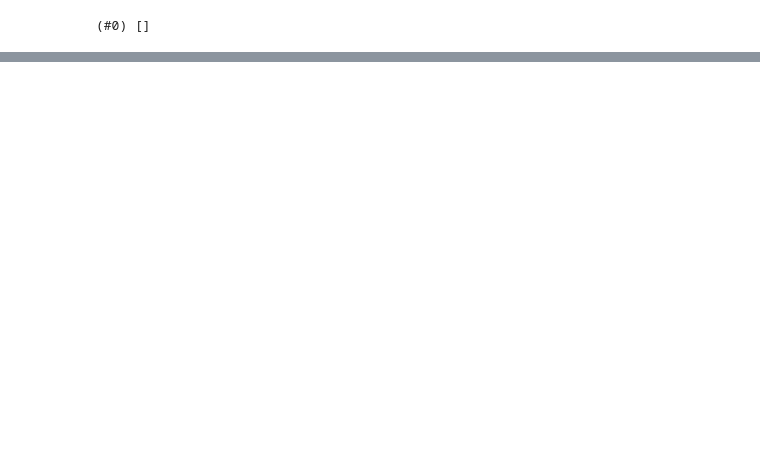
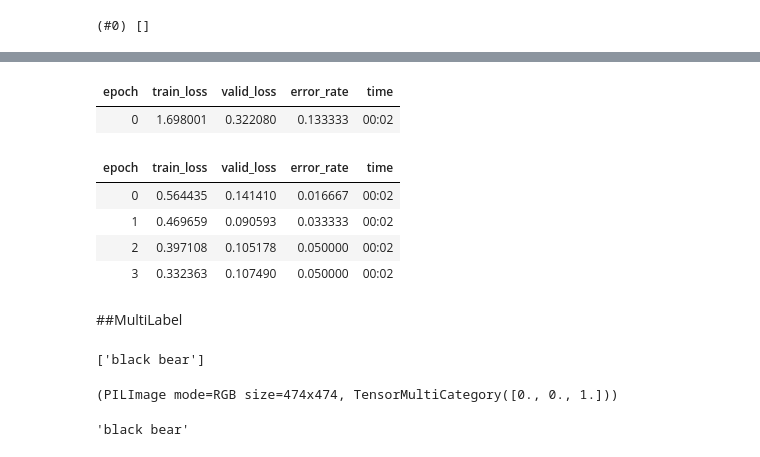
Before and after one commit to i-SanMartin/FastAI, a Jupyter notebook: 06_Multicat/BearClassifier.ipynb, the cells around one changed output, grey strips where cells are left out. Saved outputs shown, nothing was run; the diff lists cells and outputs as text; code cells hidden in the pictures; blank space fills up the shorter version.

```diff
--- a/06_Multicat/BearClassifier.ipynb
+++ b/06_Multicat/BearClassifier.ipynb
@@ -77,3 +68,17 @@ pets = pets.new(
     item_tfms=RandomResizedCrop(224, min_scale=0.5),
     batch_tfms=aug_transforms())
 dls = pets.dataloaders(path)
+# %%
+learn = cnn_learner(dls, resnet18, metrics=error_rate)
+# %%
+learn.fine_tune(4)
+# %% [output]
+| epoch | train_loss | valid_loss | error_rate | time |
+| 0 | 1.698001 | 0.322080 | 0.133333 | 00:02 |
+| epoch | train_loss | valid_loss | error_rate | time |
+| 0 | 0.564435 | 0.141410 | 0.016667 | 00:02 |
+| 1 | 0.469659 | 0.090593 | 0.033333 | 00:02 |
+| 2 | 0.397108 | 0.105178 | 0.050000 | 00:02 |
+| 3 | 0.332363 | 0.107490 | 0.050000 | 00:02 |
+# %% [markdown]
+##MultiLabel
@@ -79,0 +93,4 @@ dls = pets.dataloaders(path)
+# %%
+print(get_y(Path(/content/pets/black bear/001_3a2bb2f1.jpg)))
+# %% [output]
+['black bear']
@@ -79,0 +104,12 @@ dls = pets.dataloaders(path)
+# %%
+pets = pets.new(
+    item_tfms=RandomResizedCrop(224, min_scale=0.5),
+    batch_tfms=aug_transforms())
+dls = pets.dataloaders(path)
+dls.train_ds[0]
+# %% [output]
+(PILImage mode=RGB size=474x474, TensorMultiCategory([0., 0., 1.]))
+# %%
+dls.train.vocab[0]
+# %% [output]
+'black bear'
```
Also changed, not shown: parts of 9 cells of this notebook.
